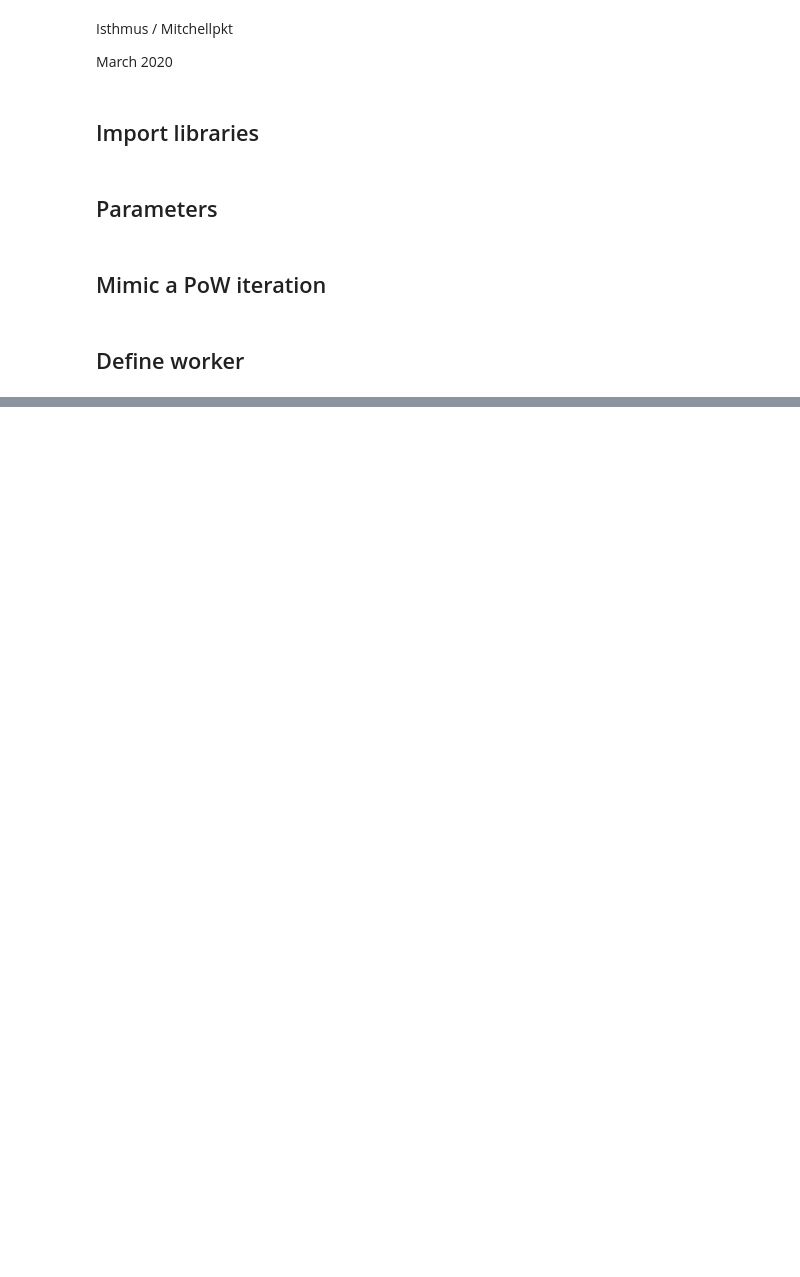
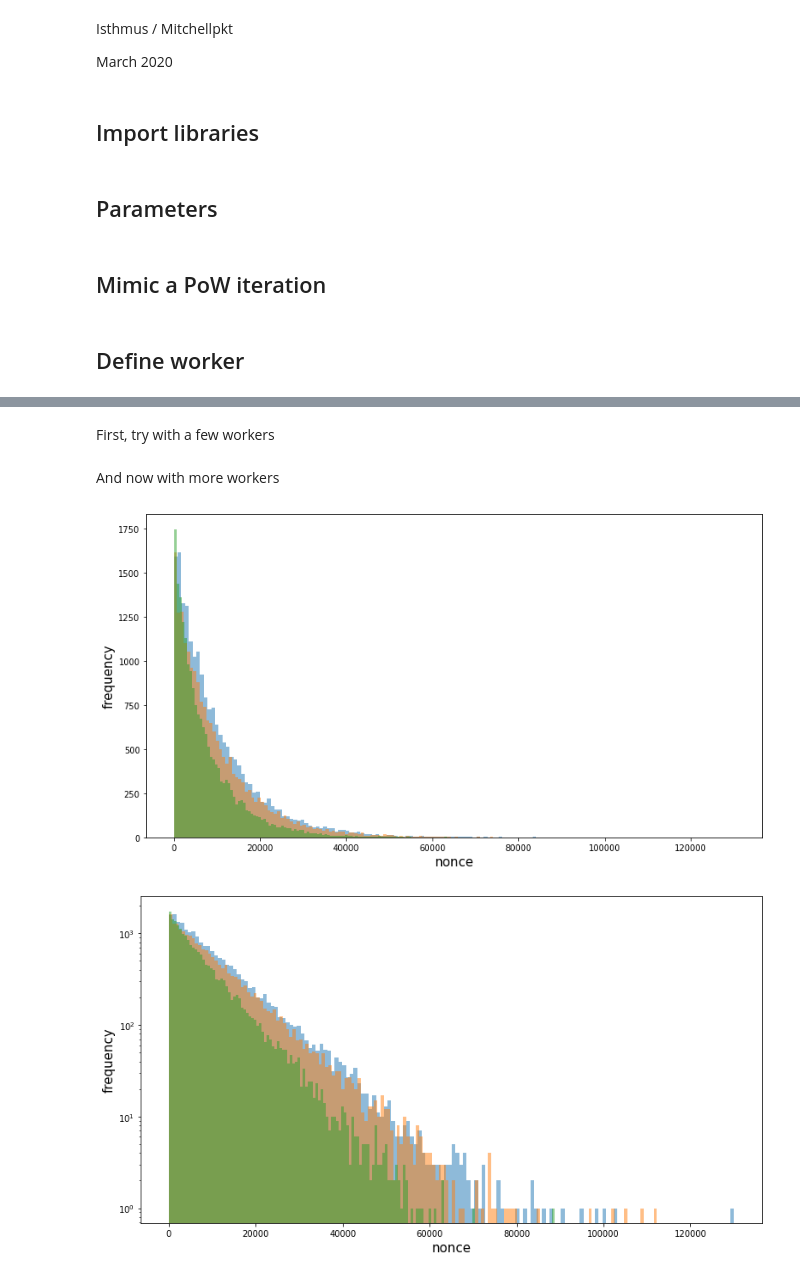
Before and after one commit to Mitchellpkt/PoW-nonce-search-simulator, a Jupyter notebook: PoW search simulator.ipynb, the cells around one changed output, grey strips where cells are left out. Saved outputs shown, nothing was run; the diff lists cells and outputs as text; code cells hidden in the pictures; blank space fills up the shorter version.

Commit message:
adds results for 3 worker distributions

```diff
--- a/PoW search simulator.ipynb
+++ b/PoW search simulator.ipynb
@@ -205,0 +164,44 @@ Height: 2 | Nonce: 9
+# %%
+fractional_difficulty = 0.9999
+number_of_blocks = 20000
+individual_plots = False
+# %% [markdown]
+First, try with a few workers
+# %%
+number_of_workers_small = 1
+N = Network(fractional_difficulty = fractional_difficulty)
+N.initialize_n_workers(number_of_workers = number_of_workers_small,worker_hashes_per_second=5)
+N.mine_n_blocks(number_of_blocks=number_of_blocks, verbose=False)
+if individual_plots:
+    isli.scatter(N.block_height_list, N.block_nonce_list, xlabel='height', ylabel='nonce', markersize=50, title = "Nonce distribution with " + str(number_of_workers) + ' workers')
+    isli.hist(N.block_nonce_list, xlabel='nonce', ylabel='frequency', title = "Nonce distribution with " + str(number_of_workers_small) + ' workers');
+# %% [markdown]
+And now with more workers
+# %%
+number_of_workers_medium = 100
+M = Network(fractional_difficulty = fractional_difficulty)
+M.initialize_n_workers(number_of_workers = number_of_workers_medium,worker_hashes_per_second=5)
+M.mine_n_blocks(number_of_blocks=number_of_blocks, verbose=False)
+if individual_plots:
+        isli.scatter(M.block_height_list, M.block_nonce_list, xlabel='height', ylabel='nonce', markersize=50, title = "Nonce distribution with " + str(number_of_workers) + ' workers')
+        isli.hist(M.block_nonce_list, xlabel='nonce', ylabel='frequency', title = "Nonce distribution with " + str(number_of_workers_medium) + ' workers');
+# %%
+number_of_workers_large = 10000
+L = Network(fractional_difficulty = fractional_difficulty)
+L.initialize_n_workers(number_of_workers = number_of_workers_large ,worker_hashes_per_second=5)
+L.mine_n_blocks(number_of_blocks=number_of_blocks, verbose=False)
+if individual_plots:
+    isli.scatter(L.block_height_list, L.block_nonce_list, xlabel='height', ylabel='nonce', markersize=50, title = "Nonce distribution with " + str(number_of_workers) + ' workers')
+    isli.hist(L.block_nonce_list, xlabel='nonce', ylabel='frequency', title = "Nonce distribution with " + str(number_of_workers_large) + ' workers');
+# %%
+dataDict = {
+    str(number_of_workers_small) + " workers":N.block_nonce_list,
+    str(number_of_workers_medium) + " workers":M.block_nonce_list,
+    str(number_of_workers_large) + " workers":L.block_nonce_list
+    }
+
+isli.hist(dataDict, xlabel = "nonce", ylabel = "frequency", alpha=0.5)
+isli.hist(dataDict, xlabel = "nonce", ylabel = "frequency", alpha=0.5, yscale='log');
+# %% [output]
+[figure, added]
+[figure, added]
```
Also changed, not shown: parts of 7 cells of this notebook.
